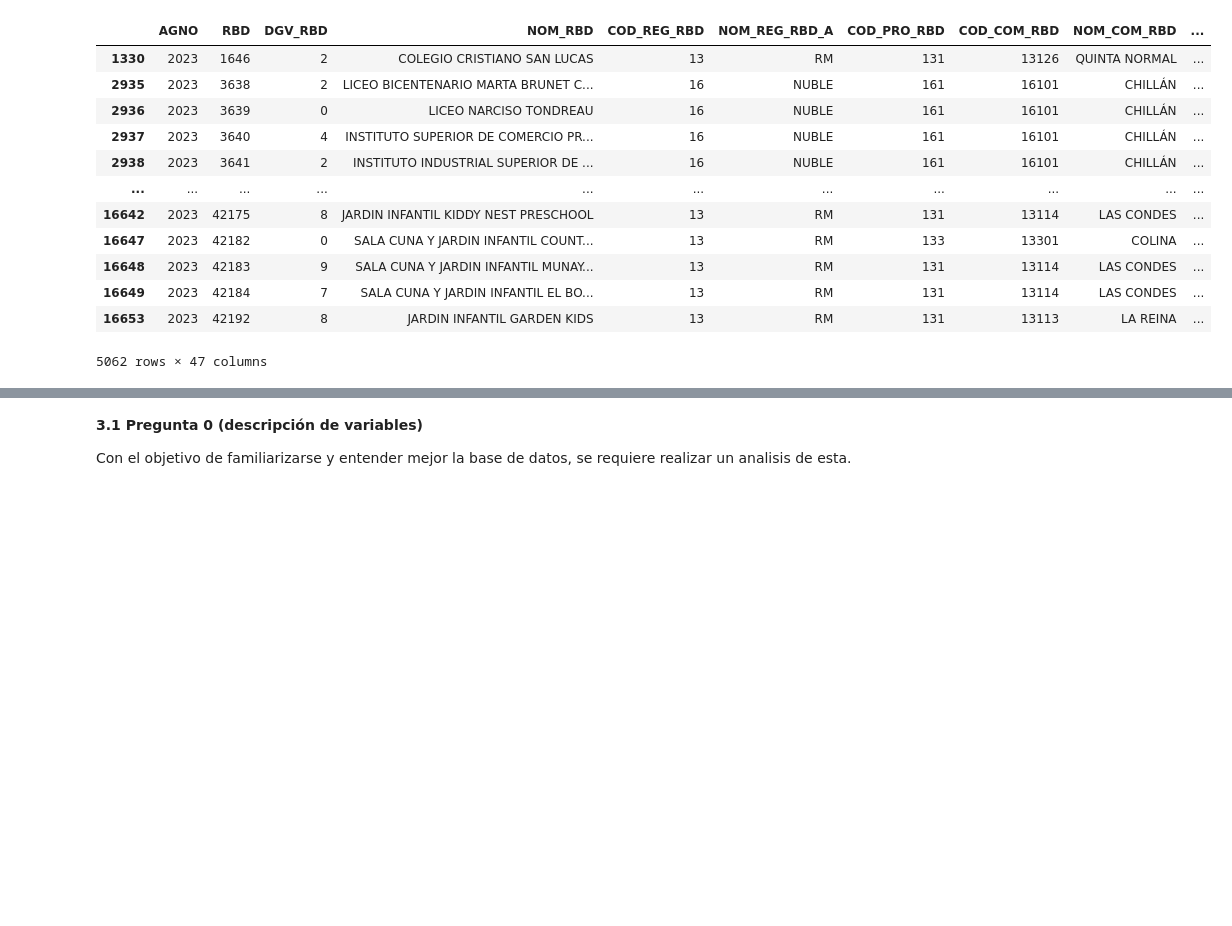
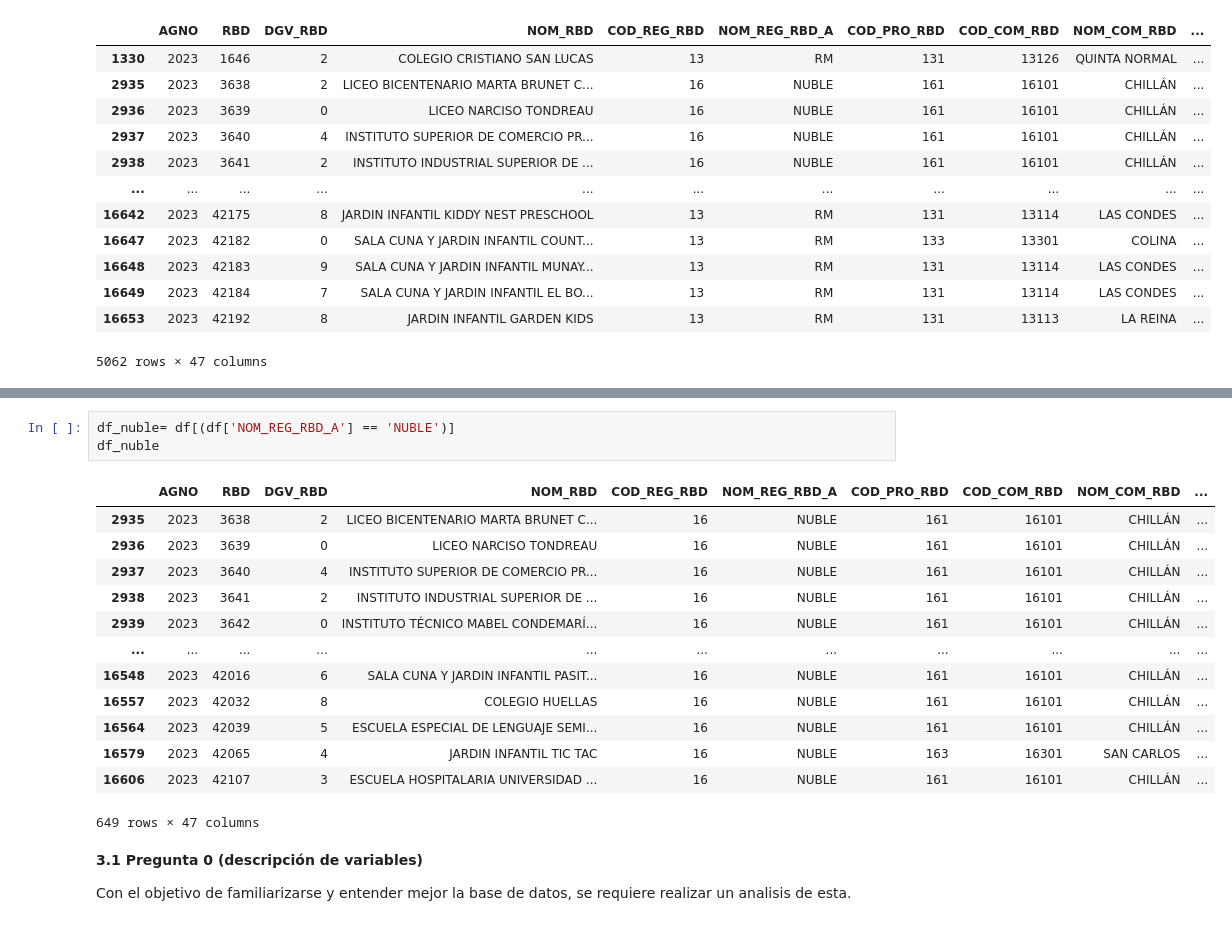
Before and after one commit to Dxeg0o/proyecto_cdd_2, a Jupyter notebook: proyecto.ipynb, the cells around one changed output, grey strips where cells are left out. Drawn from its saved outputs; the diff is of its cells as text; blank space fills up the shorter version.

```diff
--- a/proyecto.ipynb
+++ b/proyecto.ipynb
@@ -97,3 +114,20 @@ df_regiones
+# %%
+df_nuble= df[(df['NOM_REG_RBD_A'] == 'NUBLE')]
+df_nuble
+# %% [output]
+|  | AGNO | RBD | DGV_RBD | NOM_RBD | COD_REG_RBD | NOM_REG_RBD_A | COD_PRO_RBD | COD_COM_RBD | NOM_COM_RBD | ... |
+| 2935 | 2023 | 3638 | 2 | LICEO BICENTENARIO MARTA BRUNET C... | 16 | NUBLE | 161 | 16101 | CHILLÁN | ... |
+| 2936 | 2023 | 3639 | 0 | LICEO NARCISO TONDREAU | 16 | NUBLE | 161 | 16101 | CHILLÁN | ... |
+| 2937 | 2023 | 3640 | 4 | INSTITUTO SUPERIOR DE COMERCIO PR... | 16 | NUBLE | 161 | 16101 | CHILLÁN | ... |
+| 2938 | 2023 | 3641 | 2 | INSTITUTO INDUSTRIAL SUPERIOR DE ... | 16 | NUBLE | 161 | 16101 | CHILLÁN | ... |
+| 2939 | 2023 | 3642 | 0 | INSTITUTO TÉCNICO MABEL CONDEMARÍ... | 16 | NUBLE | 161 | 16101 | CHILLÁN | ... |
+| ... | ... | ... | ... | ... | ... | ... | ... | ... | ... | ... |
+| 16548 | 2023 | 42016 | 6 | SALA CUNA Y JARDIN INFANTIL PASIT... | 16 | NUBLE | 161 | 16101 | CHILLÁN | ... |
+| 16557 | 2023 | 42032 | 8 | COLEGIO HUELLAS | 16 | NUBLE | 161 | 16101 | CHILLÁN | ... |
+| 16564 | 2023 | 42039 | 5 | ESCUELA ESPECIAL DE LENGUAJE SEMI... | 16 | NUBLE | 161 | 16101 | CHILLÁN | ... |
+| 16579 | 2023 | 42065 | 4 | JARDIN INFANTIL TIC TAC | 16 | NUBLE | 163 | 16301 | SAN CARLOS | ... |
+| 16606 | 2023 | 42107 | 3 | ESCUELA HOSPITALARIA UNIVERSIDAD ... | 16 | NUBLE | 161 | 16101 | CHILLÁN | ... |
+649 rows × 47 columns
 # %% [markdown]
 **3.1 Pregunta 0 (descripción de variables)**
 
```
Also changed, not shown: parts of 3 cells of this notebook.
